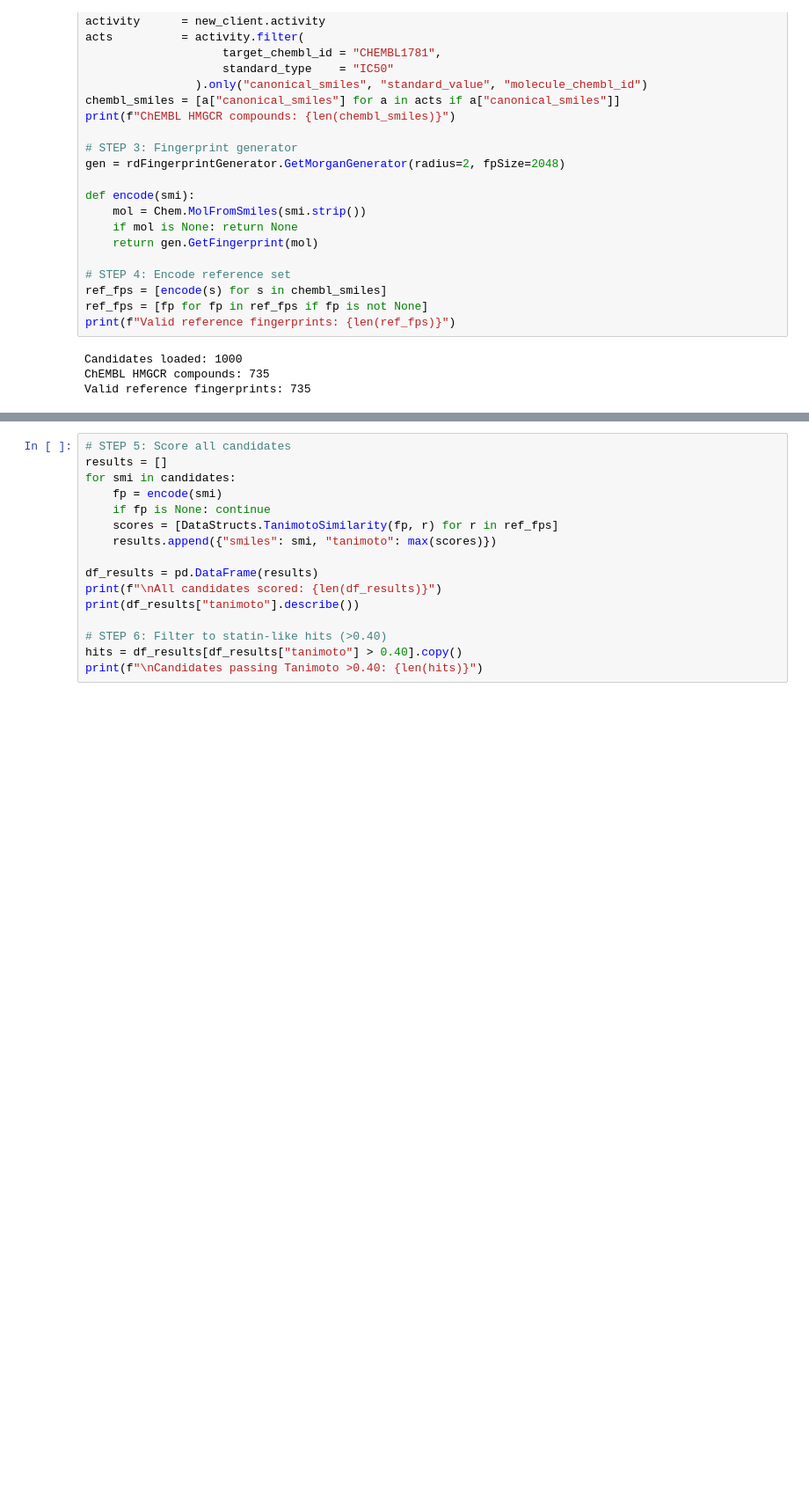
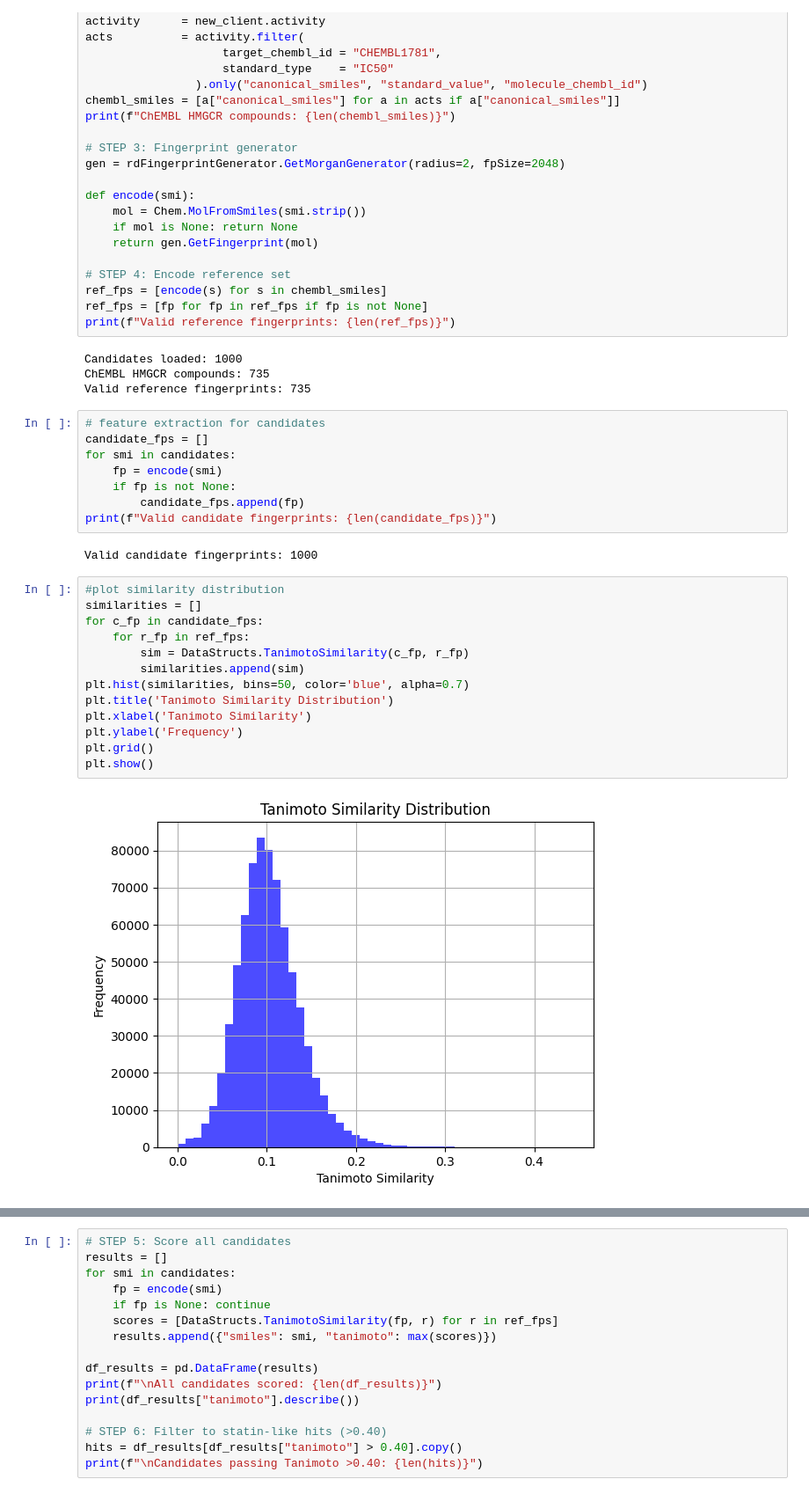
Before and after one commit to Zander-Rothering/Evidence-Aware-Validation-of-AI-Generated-Drug-Candidates-Using-PPI-Networks, a Jupyter notebook: EDA/EDA.ipynb, the cells around one changed output, grey strips where cells are left out. Shown at 88% size. Saved outputs shown, nothing was run; the diff lists cells and outputs as text; blank space fills up the shorter version.

```diff
--- a/EDA/EDA.ipynb
+++ b/EDA/EDA.ipynb
@@ -41,3 +62,28 @@ print(f"Valid reference fingerprints: {len(ref_fps)}")
 Candidates loaded: 1000
 ChEMBL HMGCR compounds: 735
 Valid reference fingerprints: 735
+# %%
+# feature extraction for candidates
+candidate_fps = []
+for smi in candidates:
+    fp = encode(smi)
+    if fp is not None:
+        candidate_fps.append(fp)
+print(f"Valid candidate fingerprints: {len(candidate_fps)}")
+# %% [output]
+Valid candidate fingerprints: 1000
+# %%
+#plot similarity distribution
+similarities = []
+for c_fp in candidate_fps:
+    for r_fp in ref_fps:
+        sim = DataStructs.TanimotoSimilarity(c_fp, r_fp)
+        similarities.append(sim)
+plt.hist(similarities, bins=50, color='blue', alpha=0.7)
+plt.title('Tanimoto Similarity Distribution')
+plt.xlabel('Tanimoto Similarity')
+plt.ylabel('Frequency')
+plt.grid()
+plt.show()
+# %% [output]
+[figure, added]
```
Also changed, not shown: parts of 5 cells of this notebook.
